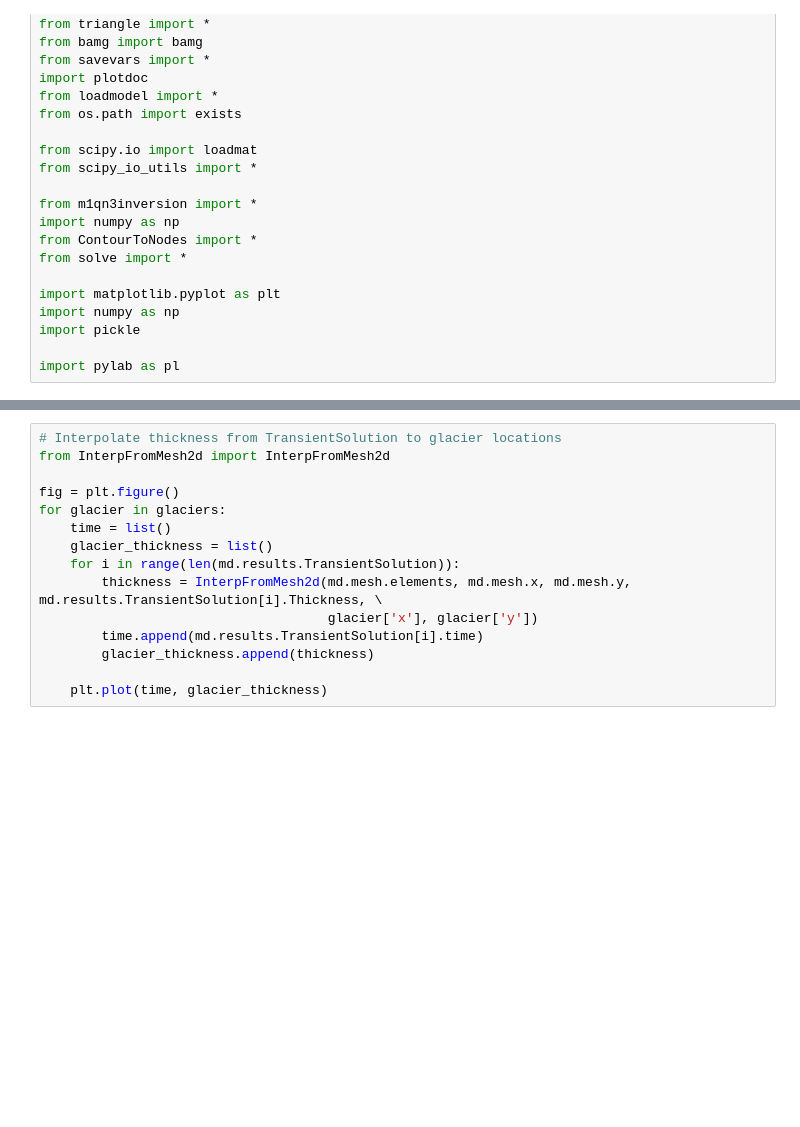
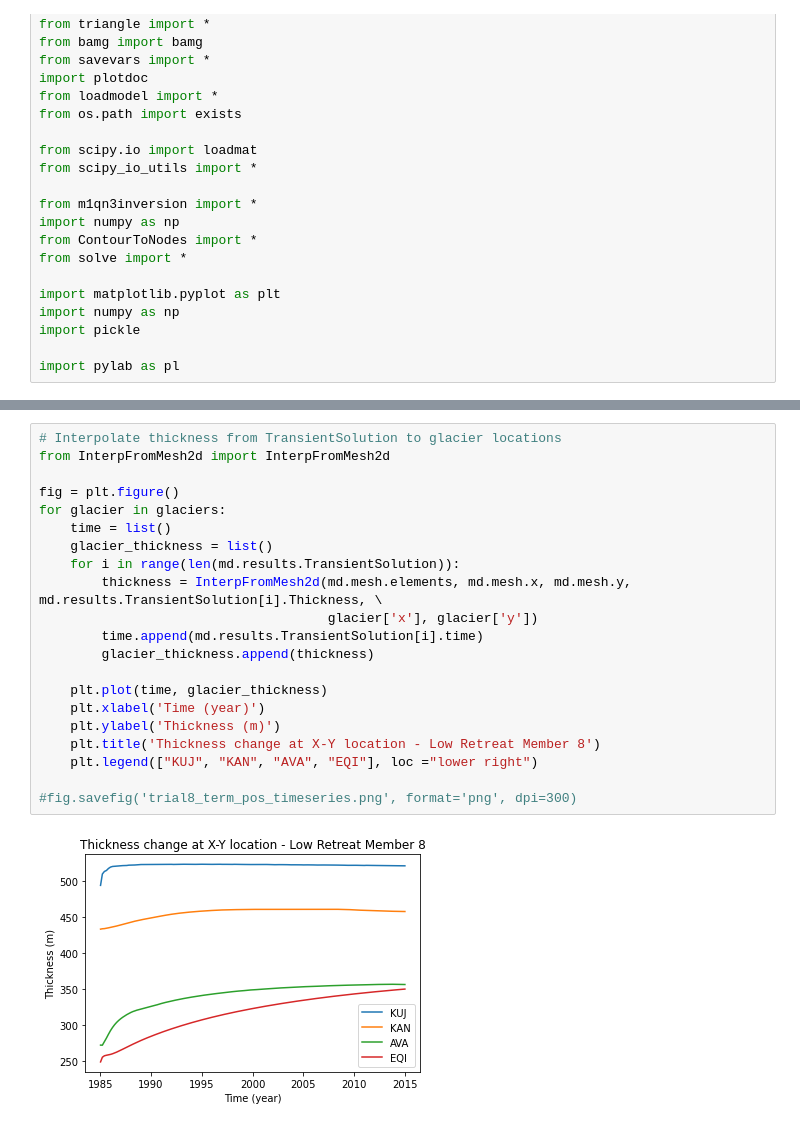
Before and after one commit to dfelikson/GrIS_Outlet_Glacier_Seasonal_dhdt, a Jupyter notebook: plot_model_output.ipynb, the cells around one changed output, grey strips where cells are left out. Cells and saved outputs as stored; diff of their text form; blank space fills up the shorter version.

```diff
--- a/plot_model_output.ipynb
+++ b/plot_model_output.ipynb
@@ -123,15 +166,23 @@ raster.writeArrayAsRasterBand('thickness_change.tif', raster.extent2gt(zi,extent
 # %%
 # Interpolate thickness from TransientSolution to glacier locations
 from InterpFromMesh2d import InterpFromMesh2d
 
 fig = plt.figure()
 for glacier in glaciers:
     time = list()
     glacier_thickness = list()
     for i in range(len(md.results.TransientSolution)):
         thickness = InterpFromMesh2d(md.mesh.elements, md.mesh.x, md.mesh.y, md.results.TransientSolution[i].Thickness, \
                                      glacier['x'], glacier['y'])
         time.append(md.results.TransientSolution[i].time)
         glacier_thickness.append(thickness)
 
     plt.plot(time, glacier_thickness)
+    plt.xlabel('Time (year)')
+    plt.ylabel('Thickness (m)')
+    plt.title('Thickness change at X-Y location - Low Retreat Member 8')
+    plt.legend(["KUJ", "KAN", "AVA", "EQI"], loc ="lower right")
+
+#fig.savefig('trial8_term_pos_timeseries.png', format='png', dpi=300)
+# %% [output]
+[figure, added]
```
Also changed, not shown: parts of 7 cells of this notebook.
